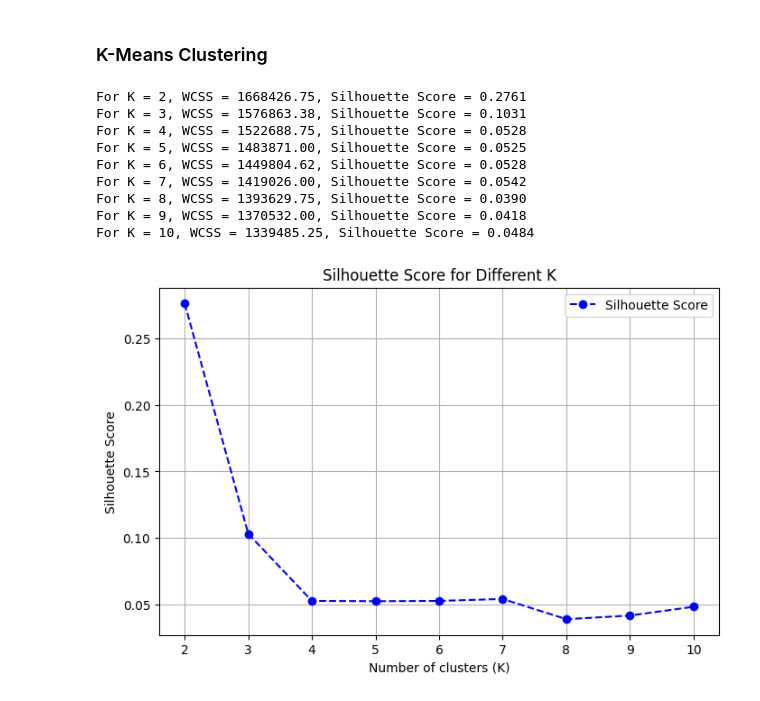
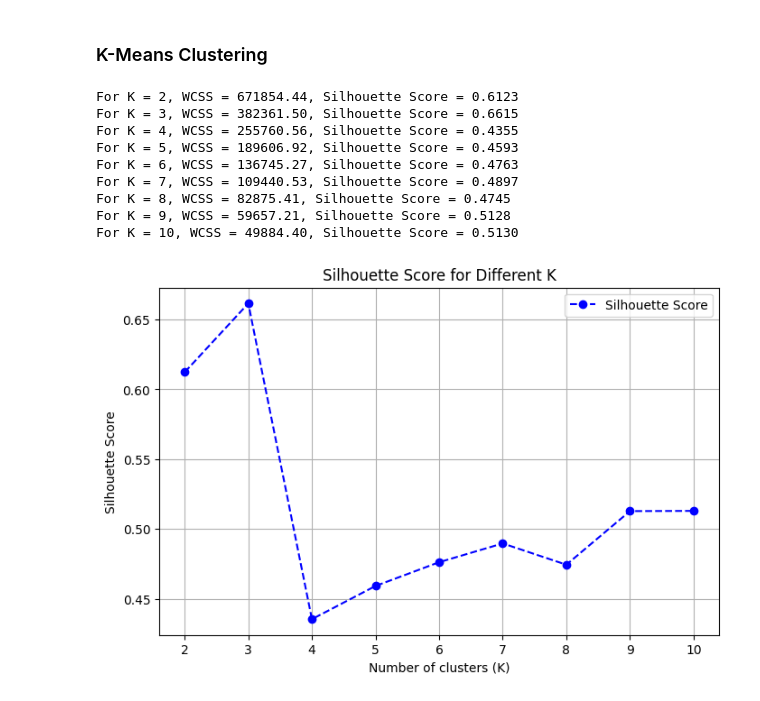
Before and after one commit to machiwao/CCADMACL_PROJECT_COM222, a Jupyter notebook: CCADMACL_Project_Implementation.ipynb, the cells around one changed output. Drawn from its saved outputs; the diff is of its cells as text; code cells hidden in the pictures.

```diff
--- a/CCADMACL_Project_Implementation.ipynb
+++ b/CCADMACL_Project_Implementation.ipynb
@@ -122,10 +123,10 @@ df['Total Income'] = df['Total Household Income'] + df['Total Income from Entrep
 
 df['Savings'] = df['Total Income'] - df['Total Expenditure']
 # %%
-from sklearn.ensemble import IsolationForest
+# from sklearn.ensemble import IsolationForest
 
-iso = IsolationForest(contamination=0.05, random_state=42)
-outlier_preds = iso.fit_predict(df[num_cols])
+# iso = IsolationForest(contamination=0.05, random_state=42)
+# outlier_preds = iso.fit_predict(df[num_cols])
 
-df['Outlier'] = outlier_preds
-print(df['Outlier'].value_counts())
+# df['Outlier'] = outlier_preds
+# print(df['Outlier'].value_counts())
@@ -150,0 +156,10 @@ df_cleaned[num_cols] = scaler.fit_transform(df_cleaned[num_cols])
+# %%
+from sklearn.preprocessing import PowerTransformer
+
+scaler = StandardScaler()
+num_cols = df_iqr_filtered.select_dtypes(include=['number']).columns
+df_scaled = scaler.fit_transform(df_iqr_filtered[num_cols])
+
+pt = PowerTransformer(method='yeo-johnson')
+df_transformed = pt.fit_transform(df_scaled)
+df_iqr_filtered[num_cols] = df_transformed
@@ -152,11 +173,12 @@ df_cleaned[num_cols] = scaler.fit_transform(df_cleaned[num_cols])
 encoder = LabelEncoder()
 label_cols = ['Household Head Sex', 'Household Head Marital Status', 'Household Head Job or Business Indicator']
 for col in label_cols:
-    df_cleaned[col] = encoder.fit_transform(df_cleaned[col])
+    df_iqr_filtered[col] = encoder.fit_transform(df_iqr_filtered[col])
 
 onehot = OneHotEncoder(handle_unknown='ignore', drop='first', sparse_output=False)
-cat_cols = df_cleaned.select_dtypes(include=['object']).columns
-encoded_cols = onehot.fit_transform(df_cleaned[cat_cols])
+cat_cols = df_iqr_filtered.select_dtypes(include=['object']).columns
+encoded_cols = onehot.fit_transform(df_iqr_filtered[cat_cols])
 encoded_df = pd.DataFrame(encoded_cols, columns=onehot.get_feature_names_out(cat_cols))
-df_cleaned = df_cleaned.drop(columns=(list(cat_cols) + label_cols)).reset_index(drop=True)
-df_cleaned = pd.concat([df_cleaned, encoded_df], axis=1)
+
+df_iqr_filtered = df_iqr_filtered.drop(columns=list(cat_cols)).reset_index(drop=True)
+df_iqr_filtered = pd.concat([df_iqr_filtered, encoded_df], axis=1)
@@ -195 +219,7 @@ Number of components to keep 90% variance: (np.int64(42), array([0.2227832 , 0.2
+# %%
+import umap
+import umap.umap_ as umap
+
+umap_reducer = umap.UMAP(n_neighbors=15, min_dist=0.1, n_components=2)
+X_umap = umap_reducer.fit_transform(df_iqr_filtered)
 # %%
@@ -224,41 +250,43 @@ Number of components to keep 95% variance: 42
 # %% [markdown]
 ### K-Means Clustering
 # %%
+from sklearn.cluster import KMeans
+
 wcss = []
 silhouette_scores = []
 sse = {}
 
 k_values = range(2, 11)
 
 for k in k_values:
     kmeans = KMeans(n_clusters=k, init='k-means++', max_iter=300, n_init=10, random_state=42)
-    labels = kmeans.fit_predict(X_pca)
+    labels = kmeans.fit_predict(X_umap)
 
     wcss.append(kmeans.inertia_)
     sse[k] = kmeans.inertia_
 
-    score = silhouette_score(X_pca, labels, metric='euclidean')
+    score = silhouette_score(X_umap, labels, metric='euclidean')
     silhouette_scores.append(score)
 
     print(f"For K = {k}, WCSS = {sse[k]:.2f}, Silhouette Score = {score:.4f}")
 
 plt.figure(figsize=(8, 5))
 plt.plot(k_values, silhouette_scores, marker='o', linestyle='--', color='b', label="Silhouette Score")
 plt.title('Silhouette Score for Different K')
 plt.xlabel('Number of clusters (K)')
 plt.ylabel('Silhouette Score')
 plt.xticks(k_values)
 plt.grid(True)
 plt.legend()
 plt.show()
 # %% [output]
-For K = 2, WCSS = 1668426.75, Silhouette Score = 0.2761
-For K = 3, WCSS = 1576863.38, Silhouette Score = 0.1031
-For K = 4, WCSS = 1522688.75, Silhouette Score = 0.0528
-For K = 5, WCSS = 1483871.00, Silhouette Score = 0.0525
-For K = 6, WCSS = 1449804.62, Silhouette Score = 0.0528
-For K = 7, WCSS = 1419026.00, Silhouette Score = 0.0542
-For K = 8, WCSS = 1393629.75, Silhouette Score = 0.0390
-For K = 9, WCSS = 1370532.00, Silhouette Score = 0.0418
-For K = 10, WCSS = 1339485.25, Silhouette Score = 0.0484
+For K = 2, WCSS = 671854.44, Silhouette Score = 0.6123
+For K = 3, WCSS = 382361.50, Silhouette Score = 0.6615
+For K = 4, WCSS = 255760.56, Silhouette Score = 0.4355
+For K = 5, WCSS = 189606.92, Silhouette Score = 0.4593
+For K = 6, WCSS = 136745.27, Silhouette Score = 0.4763
+For K = 7, WCSS = 109440.53, Silhouette Score = 0.4897
+For K = 8, WCSS = 82875.41, Silhouette Score = 0.4745
+For K = 9, WCSS = 59657.21, Silhouette Score = 0.5128
+For K = 10, WCSS = 49884.40, Silhouette Score = 0.5130
-[figure, old version]
+[figure, new version]
```
Also changed, not shown: parts of 18 cells of this notebook.
